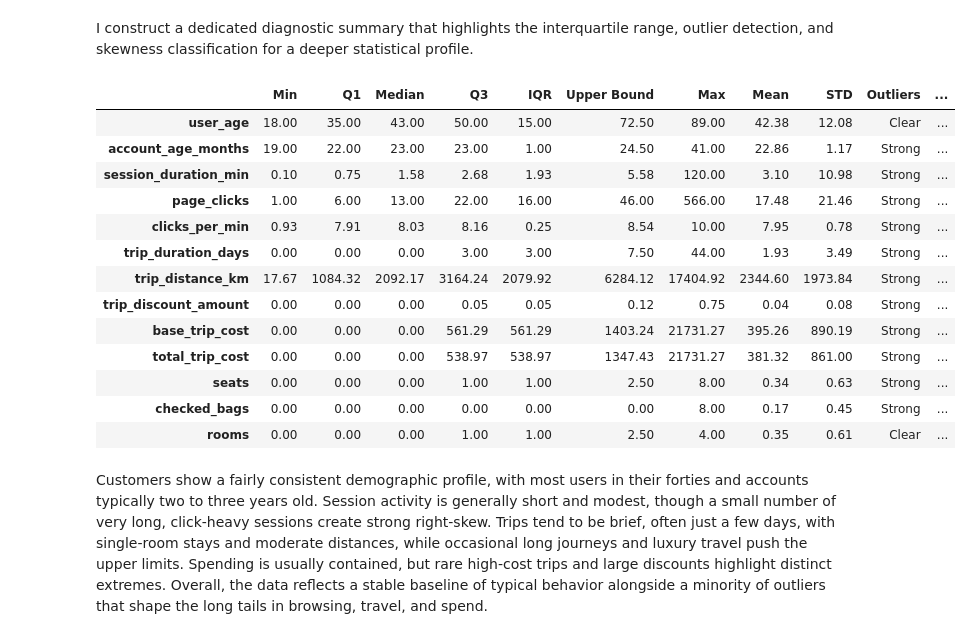
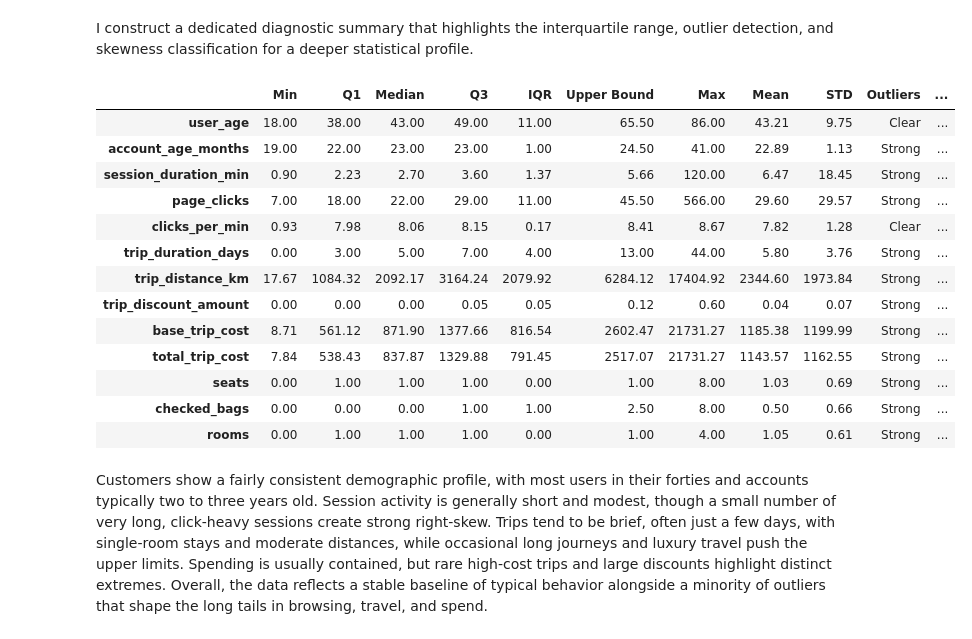
Before and after one commit to krauseannelize/report-traveltide-segmentation, a Jupyter notebook: notebooks/01-sessions-eda.ipynb, the cells around one changed output. Drawn from its saved outputs; the diff is of its cells as text; code cells hidden in the pictures.

```diff
--- a/notebooks/01-sessions-eda.ipynb
+++ b/notebooks/01-sessions-eda.ipynb
@@ -661,7 +671,7 @@ Missing values: 0
 # Define conditions
 conditions = [
     (enriched_df["booking_type"] == "browsing")
-    , (enriched_df["cancellation"] == True)
+    , enriched_df["cancellation"]
     , (enriched_df["booking_type"].isin([
         "hotel-only"
         , "flight-one-way"
@@ -674,14 +684,17 @@ conditions = [
 # Define choices
 choices = ["none", "cancelled", "complete"]
 
-# Apply classification
+# Apply classification and cast as object
 enriched_df["booking_status"] = np.select(conditions, choices, default="other")
+enriched_df["booking_status"] = enriched_df["booking_status"].astype("object")
 
 # Confirm column creation and view first few rows
 print(enriched_df[['booking_status']].head())
 
 # Confirm missing values
 print(f"\nMissing values: {enriched_df["booking_status"].isna().sum()}")
+# Confirm data type
+print(f"Data type: {enriched_df["booking_status"].dtype}")
 # %% [output]
   booking_status
 0           none
@@ -725,11 +742,14 @@ Missing values: 32642
 # %% [markdown]
 ### 4.8 `trip_start_day`
 # %%
-# Extract day of the week trip starts
+# Extract day of the week trip starts and cast as object
 enriched_df["trip_start_day"] = enriched_df["trip_start"].dt.day_name()
+enriched_df["trip_start_day"] = enriched_df["trip_start_day"].astype("object")
 
 # Confirm column creation and check unique values
-print(f"\nUnique values: {enriched_df['trip_start_day'].value_counts(dropna=False)}")
+print(f"Unique values: {enriched_df['trip_start_day'].value_counts(dropna=False)}")
+# Confirm data type
+print(f"Data type: {enriched_df["trip_start_day"].dtype}")
 # %% [output]
 Unique values: trip_start_day
 NaN          32642
@@ -777,11 +801,14 @@ Missing values: 32642
 # %% [markdown]
 ### 4.10 `trip_end_day`
 # %%
-# Extract day of the week trip ends
+# Extract day of the week trip ends and cast as object
 enriched_df["trip_end_day"] = enriched_df["trip_end"].dt.day_name()
+enriched_df["trip_end_day"] = enriched_df["trip_end_day"].astype("object")
 
 # Confirm column creation and check unique values
-print(f"\nUnique values: {enriched_df['trip_end_day'].value_counts(dropna=False)}")
+print(f"Unique values: {enriched_df['trip_end_day'].value_counts(dropna=False)}")
+# Confirm data type
+print(f"Data type: {enriched_df["trip_end_day"].dtype}")
 # %% [output]
 Unique values: trip_end_day
 NaN          32642
@@ -1021,13 +1070,14 @@ Missing values: 0
 # %% [markdown]
 ### 4.18 `hotel_chain`
 # %%
-# Extract hotel brand from hotel_name using the dash separator
-enriched_df["hotel_brand"] = (
-    enriched_df["hotel_name"].str.split(" - ").str[0].str.strip().str.lower()
-)
+# Extract hotel brand from hotel_name using the dash separator and cast as object
+enriched_df["hotel_brand"] = enriched_df["hotel_name"].str.split(" - ").str[0].str.strip().str.lower()
+enriched_df["hotel_brand"] = enriched_df["hotel_brand"].astype("object")
 
 # Confirm column creation and check unique values
 print(f"\nUnique values: {enriched_df['hotel_brand'].value_counts(dropna=False)}")
+# Confirm data type
+print(f"Data type: {enriched_df["hotel_brand"].dtype}")
 # %% [output]
 Unique values: hotel_brand
 NaN                 34422
@@ -1124,8 +1174,8 @@ eda_df = enriched_df.copy()
 # %% [markdown]
 I construct a dedicated diagnostic summary that highlights the interquartile range, outlier detection, and skewness classification for a deeper statistical profile.
 # %%
-# Filter out sessions with booking_status == "None"
-eda_df_filtered = eda_df[eda_df["booking_status"] != "None"]
+# Filter out sessions with booking_status == "none"
+eda_df_filtered = eda_df[eda_df["booking_status"] != "none"]
 
 # Select relevant numeric columns
 numeric_cols = [
@@ -1178,46 +1228,46 @@ def classify_outliers(row):
     elif diff <= row["IQR"]:
         return "Some"
     elif diff <= 2 * row["IQR"]:
         return "Clear"
     else:
         return "Strong"
 
 # Add a Outlier flag by executing the classify_outlier function
 summary["Outliers"] = summary.apply(classify_outliers, axis=1)
 
 # Define reusable function to determine skewness by comparing mean vs median
 def classify_skew_simple(mean, median):
     if np.isclose(mean, median, rtol=0.05):  # within ~5% relative tolerance
         return "Balanced"
     elif mean > median:
         return "Possible Right"
     else:
         return "Possible Left"
 
 # Add a Skewness flag by executing the classify_skew function
 summary["Skewness"] = [
     classify_skew_simple(mean_vals[col], median_vals[col])
     for col in summary.index
 ]
 
 # Round for readability
 summary = summary.round(2)
 summary
 # %% [output]
 |  | Min | Q1 | Median | Q3 | IQR | Upper Bound | Max | Mean | STD | Outliers | ... |
-| user_age | 18.00 | 35.00 | 43.00 | 50.00 | 15.00 | 72.50 | 89.00 | 42.38 | 12.08 | Clear | ... |
-| account_age_months | 19.00 | 22.00 | 23.00 | 23.00 | 1.00 | 24.50 | 41.00 | 22.86 | 1.17 | Strong | ... |
-| session_duration_min | 0.10 | 0.75 | 1.58 | 2.68 | 1.93 | 5.58 | 120.00 | 3.10 | 10.98 | Strong | ... |
-| page_clicks | 1.00 | 6.00 | 13.00 | 22.00 | 16.00 | 46.00 | 566.00 | 17.48 | 21.46 | Strong | ... |
-| clicks_per_min | 0.93 | 7.91 | 8.03 | 8.16 | 0.25 | 8.54 | 10.00 | 7.95 | 0.78 | Strong | ... |
-| trip_duration_days | 0.00 | 0.00 | 0.00 | 3.00 | 3.00 | 7.50 | 44.00 | 1.93 | 3.49 | Strong | ... |
+| user_age | 18.00 | 38.00 | 43.00 | 49.00 | 11.00 | 65.50 | 86.00 | 43.21 | 9.75 | Clear | ... |
+| account_age_months | 19.00 | 22.00 | 23.00 | 23.00 | 1.00 | 24.50 | 41.00 | 22.89 | 1.13 | Strong | ... |
+| session_duration_min | 0.90 | 2.23 | 2.70 | 3.60 | 1.37 | 5.66 | 120.00 | 6.47 | 18.45 | Strong | ... |
+| page_clicks | 7.00 | 18.00 | 22.00 | 29.00 | 11.00 | 45.50 | 566.00 | 29.60 | 29.57 | Strong | ... |
+| clicks_per_min | 0.93 | 7.98 | 8.06 | 8.15 | 0.17 | 8.41 | 8.67 | 7.82 | 1.28 | Clear | ... |
+| trip_duration_days | 0.00 | 3.00 | 5.00 | 7.00 | 4.00 | 13.00 | 44.00 | 5.80 | 3.76 | Strong | ... |
 | trip_distance_km | 17.67 | 1084.32 | 2092.17 | 3164.24 | 2079.92 | 6284.12 | 17404.92 | 2344.60 | 1973.84 | Strong | ... |
-| trip_discount_amount | 0.00 | 0.00 | 0.00 | 0.05 | 0.05 | 0.12 | 0.75 | 0.04 | 0.08 | Strong | ... |
-| base_trip_cost | 0.00 | 0.00 | 0.00 | 561.29 | 561.29 | 1403.24 | 21731.27 | 395.26 | 890.19 | Strong | ... |
-| total_trip_cost | 0.00 | 0.00 | 0.00 | 538.97 | 538.97 | 1347.43 | 21731.27 | 381.32 | 861.00 | Strong | ... |
-| seats | 0.00 | 0.00 | 0.00 | 1.00 | 1.00 | 2.50 | 8.00 | 0.34 | 0.63 | Strong | ... |
-| checked_bags | 0.00 | 0.00 | 0.00 | 0.00 | 0.00 | 0.00 | 8.00 | 0.17 | 0.45 | Strong | ... |
-| rooms | 0.00 | 0.00 | 0.00 | 1.00 | 1.00 | 2.50 | 4.00 | 0.35 | 0.61 | Clear | ... |
+| trip_discount_amount | 0.00 | 0.00 | 0.00 | 0.05 | 0.05 | 0.12 | 0.60 | 0.04 | 0.07 | Strong | ... |
+| base_trip_cost | 8.71 | 561.12 | 871.90 | 1377.66 | 816.54 | 2602.47 | 21731.27 | 1185.38 | 1199.99 | Strong | ... |
+| total_trip_cost | 7.84 | 538.43 | 837.87 | 1329.88 | 791.45 | 2517.07 | 21731.27 | 1143.57 | 1162.55 | Strong | ... |
+| seats | 0.00 | 1.00 | 1.00 | 1.00 | 0.00 | 1.00 | 8.00 | 1.03 | 0.69 | Strong | ... |
+| checked_bags | 0.00 | 0.00 | 0.00 | 1.00 | 1.00 | 2.50 | 8.00 | 0.50 | 0.66 | Strong | ... |
+| rooms | 0.00 | 1.00 | 1.00 | 1.00 | 0.00 | 1.00 | 4.00 | 1.05 | 0.61 | Strong | ... |
 # %% [markdown]
 Customers show a fairly consistent demographic profile, with most users in their forties and accounts typically two to three years old. Session activity is generally short and modest, though a small number of very long, click‑heavy sessions create strong right‑skew. Trips tend to be brief, often just a few days, with single‑room stays and moderate distances, while occasional long journeys and luxury travel push the upper limits. Spending is usually contained, but rare high‑cost trips and large discounts highlight distinct extremes. Overall, the data reflects a stable baseline of typical behavior alongside a minority of outliers that shape the long tails in browsing, travel, and spend.
 # %% [markdown]
```
Also changed, not shown: parts of 33 cells of this notebook.
